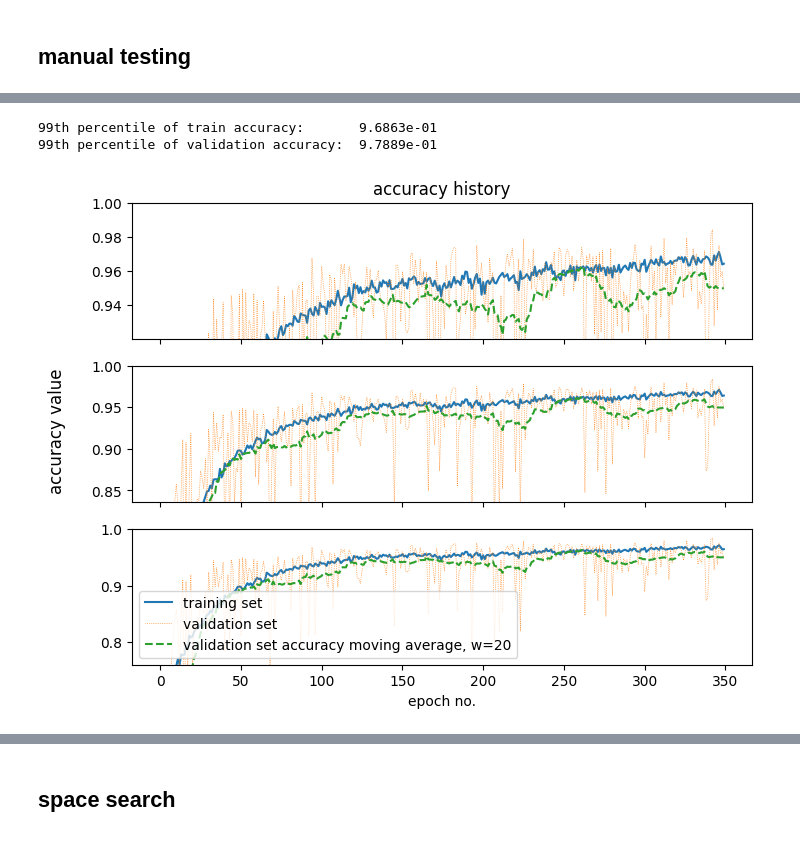
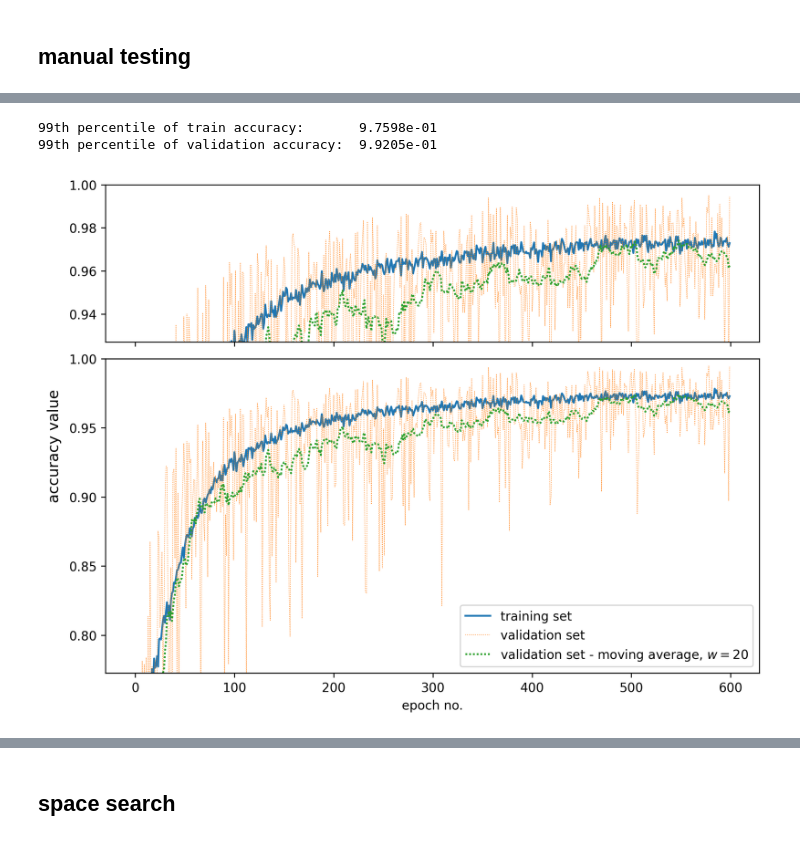
Before and after one commit to P4ndaM1x/engineering-dissertation, a Jupyter notebook: q_calssification.ipynb, the cells around one changed output, grey strips where cells are left out. Saved outputs shown, nothing was run; the diff lists cells and outputs as text; code cells hidden in the pictures.

```diff
--- a/q_calssification.ipynb
+++ b/q_calssification.ipynb
@@ -34,9 +43,8 @@ import cvnn.layers as complex_layers
 
 model = tf.keras.models.Sequential()
 model.add(complex_layers.ComplexInput(input_shape=(POINTS_NUM,)))
-model.add(complex_layers.ComplexDense(units=64, activation='pol_sigmoid'))
-model.add(complex_layers.ComplexDense(units=64, activation='pol_sigmoid'))
-model.add(complex_layers.ComplexDense(units=64, activation='pol_sigmoid'))
+model.add(complex_layers.ComplexDense(units=16, activation='pol_sigmoid'))
+model.add(complex_layers.ComplexDense(units=16, activation='pol_sigmoid'))
 model.add(complex_layers.ComplexDense(units=CLASSES_NUM, activation='softmax_real_with_abs'))
 model.compile(optimizer=tf.keras.optimizers.SGD(clipnorm=1.), loss='binary_crossentropy', metrics=['accuracy'])
 model.summary()
@@ -60,5 +69,5 @@ Non-trainable params: 0 (0.00 Byte)
 _________________________________________________________________
 # %%
 from common.model import FreeMemory
-history = model.fit(points, q_labels, epochs=350, validation_split=0.2, verbose=0, callbacks=[FreeMemory(25)])
+history = model.fit(points, q_labels, epochs=600, validation_split=0.2, verbose=0, callbacks=[FreeMemory(25)])
 # %% [output]
@@ -83,7 +145,8 @@ epoch 325 ended, info: {'loss': 0.394771009683609, 'accuracy': 0.968018352985382
 # %%
 from common.plot import plot_metric_history_zoomed
-plot_metric_history_zoomed(history, metric='accuracy', mode='max', moving_average_window=(20,), threshold_multiplier=0.95)
+plot_metric_history_zoomed(history, metric='accuracy', mode='max', moving_average_window=(20,), threshold_multiplier=0.95,
+                           dpi=300, legend_loc = 'lower right', subplots=2)
 # %% [output]
-99th percentile of train accuracy:       9.6863e-01
-99th percentile of validation accuracy:  9.7889e-01
+99th percentile of train accuracy:       9.7598e-01
+99th percentile of validation accuracy:  9.9205e-01
-[figure, old version]
+[figure, new version]
```
Also changed, not shown: parts of 10 cells of this notebook, 1 other file.
